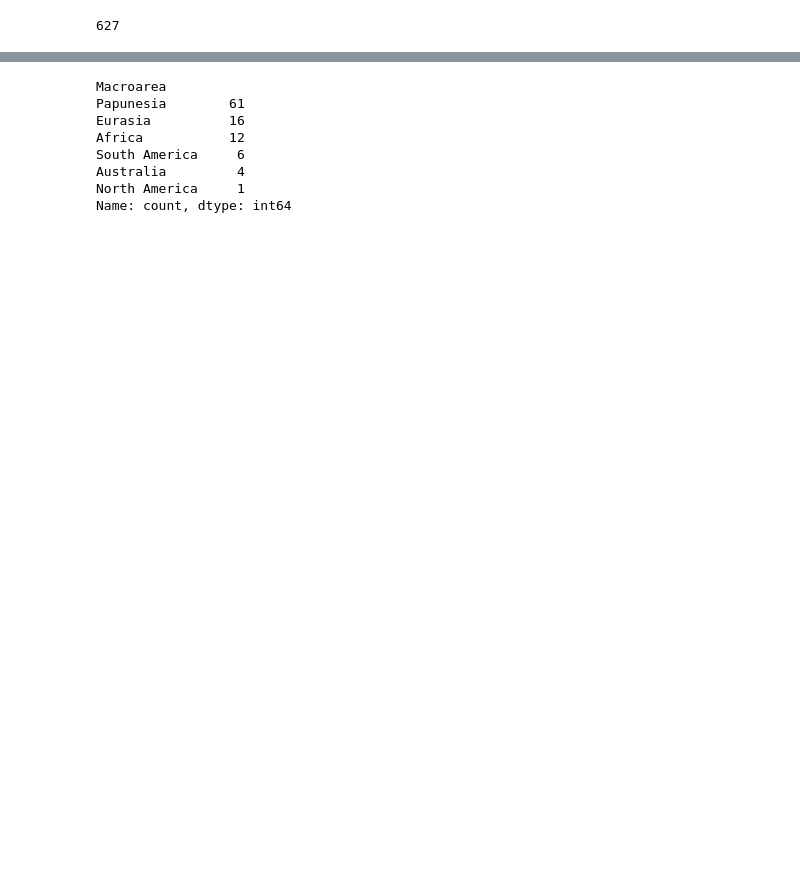
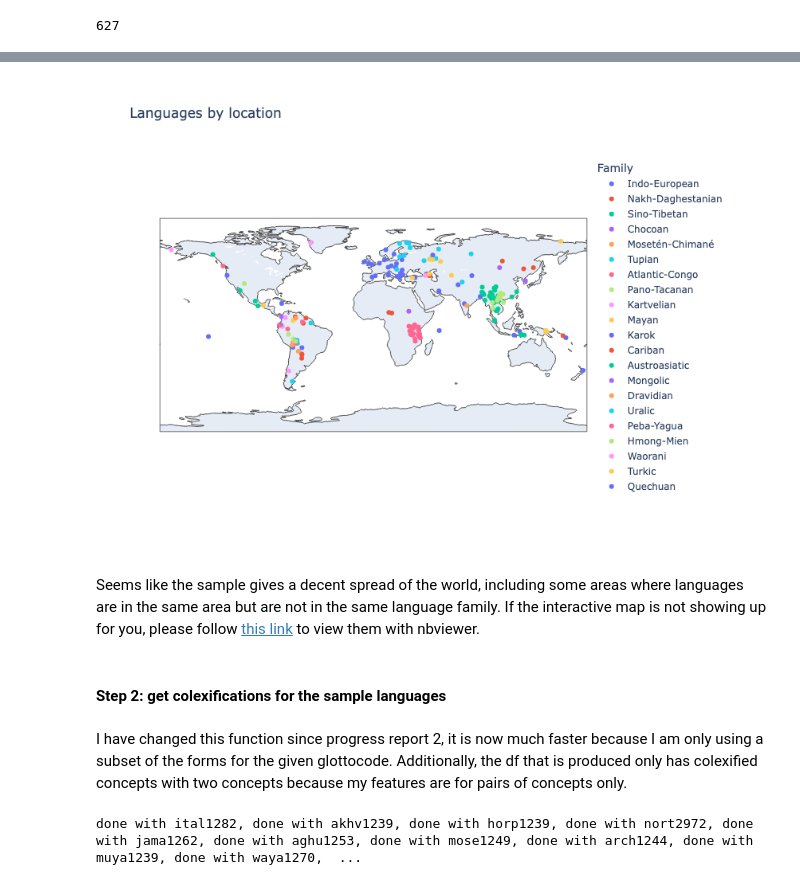
Before and after one commit to Data-Science-for-Linguists-2024/Colexification, a Jupyter notebook: notebooks/progress_report3.ipynb, the cells around one changed output, grey strips where cells are left out. Drawn from its saved outputs; the diff is of its cells as text; code cells hidden in the pictures; blank space fills up the shorter version.

```diff
--- a/notebooks/progress_report3.ipynb
+++ b/notebooks/progress_report3.ipynb
@@ -120,7 +139,8 @@ Name: count, dtype: int64
 # %%
 #Shows the languages where they're located according to the data, colored by language family
 #Hold mouse over dot to see lanuage name, you can also pan and zoom
-fig = px.scatter_geo(l_df, lat='Latitude', lon='Longitude', color='Family_factor',
+fig = px.scatter_geo(sample_df, lat='Latitude', lon='Longitude', color='Family',
                      hover_name='Name', #size=... could use to show number of concepts per lang,
                      title='Languages by location', width=870, height=600)
 fig.show()
+# %% [output]
@@ -127,13 +148,7 @@ fig.show()
+[figure, added]
-# %%
-l_df_sample.Macroarea.value_counts()
-# %% [output]
-Macroarea
-Papunesia        61
-Eurasia          16
-Africa           12
-South America     6
-Australia         4
-North America     1
-Name: count, dtype: int64
+# %% [markdown]
+Seems like the sample gives a decent spread of the world, including some areas where languages are in the same area but are not in the same language family. If the interactive map is not showing up for you, please follow [this link](https://nbviewer.org/github/Data-Science-for-Linguists-2024/Colexification-Across-the-Globe/blob/main/notebooks/progress_report3.ipynb) to view them with nbviewer.
+# %% [markdown]
+#### Step 2: get colexifications for the sample languages
 # %%
 #glottocode should be a string of the glottocode for the target language
@@ -162 +180,7 @@ def build_lang_df(glottocode):
     return lang_forms
+# %% [markdown]
+I have changed this function since progress report 2, it is now much faster because I am only using a subset of the forms for the given glottocode. Additionally, the df that is produced only has colexified concepts with two concepts because my features are for pairs of concepts only.
+# %%
+dfs = {g:build_lang_df(g) for g in sample_df.Glottocode.to_list()}
+# %% [output]
+done with ital1282, done with akhv1239, done with horp1239, done with nort2972, done with jama1262, done with aghu1253, done with mose1249, done with arch1244, done with muya1239, done with waya1270,  ...
```
Also changed, not shown: parts of 27 cells of this notebook.
